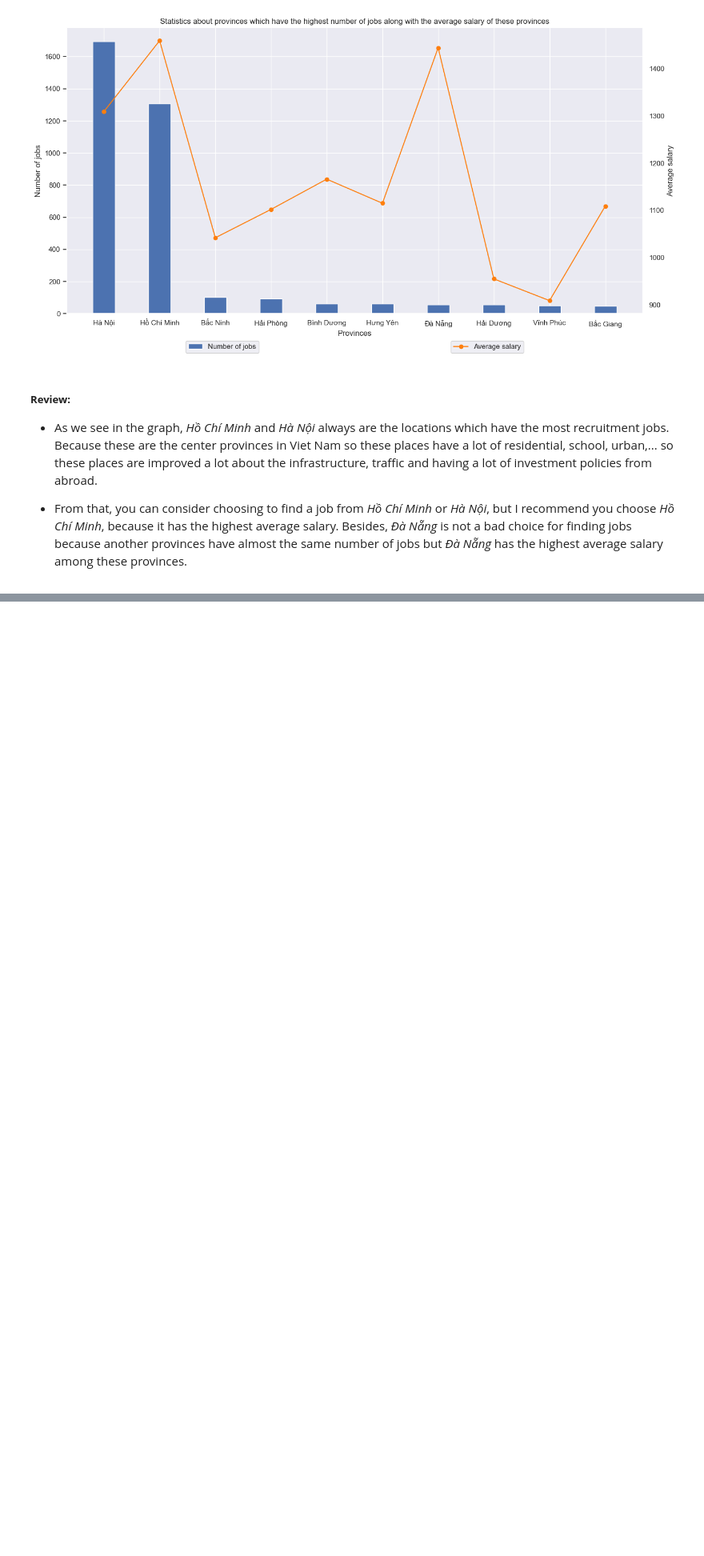
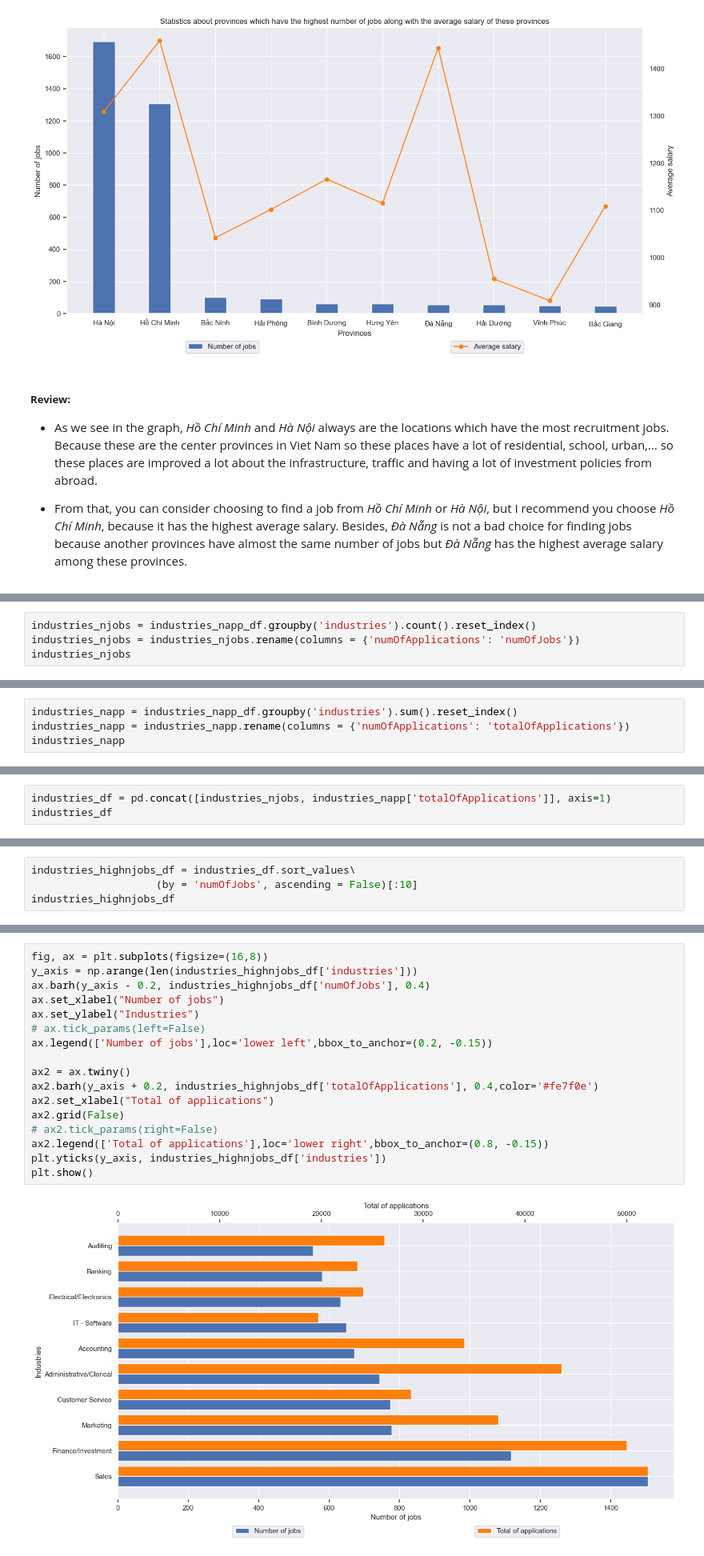
Before and after one commit to HThinhN/Project.VietNamJobs, a Jupyter notebook: P4_Data_Visualizing.ipynb, the cells around one changed output, grey strips where cells are left out. Shown at 80% size. Drawn from its saved outputs; the diff is of its cells as text; blank space fills up the shorter version.

```diff
--- a/P4_Data_Visualizing.ipynb
+++ b/P4_Data_Visualizing.ipynb
@@ -471,0 +589,4 @@ plt.show()
+# %%
+industries_njobs = industries_napp_df.groupby('industries').count().reset_index()
+industries_njobs = industries_njobs.rename(columns = {'numOfApplications': 'numOfJobs'})
+industries_njobs
@@ -471,0 +607,4 @@ plt.show()
+# %%
+industries_napp = industries_napp_df.groupby('industries').sum().reset_index()
+industries_napp = industries_napp.rename(columns = {'numOfApplications': 'totalOfApplications'})
+industries_napp
@@ -471,0 +625,3 @@ plt.show()
+# %%
+industries_df = pd.concat([industries_njobs, industries_napp['totalOfApplications']], axis=1)
+industries_df
@@ -471,0 +644,4 @@ plt.show()
+# %%
+industries_highnjobs_df = industries_df.sort_values\
+                    (by = 'numOfJobs', ascending = False)[:10]
+industries_highnjobs_df
@@ -471,0 +660,19 @@ plt.show()
+# %%
+fig, ax = plt.subplots(figsize=(16,8))
+y_axis = np.arange(len(industries_highnjobs_df['industries']))
+ax.barh(y_axis - 0.2, industries_highnjobs_df['numOfJobs'], 0.4)
+ax.set_xlabel("Number of jobs")
+ax.set_ylabel("Industries")
+# ax.tick_params(left=False)
+ax.legend(['Number of jobs'],loc='lower left',bbox_to_anchor=(0.2, -0.15))
+
+ax2 = ax.twiny()
+ax2.barh(y_axis + 0.2, industries_highnjobs_df['totalOfApplications'], 0.4,color='#fe7f0e')
+ax2.set_xlabel("Total of applications")
+ax2.grid(False)
+# ax2.tick_params(right=False)
+ax2.legend(['Total of applications'],loc='lower right',bbox_to_anchor=(0.8, -0.15))
+plt.yticks(y_axis, industries_highnjobs_df['industries'])
+plt.show()
+# %% [output]
+[figure, added]
```
Also changed, not shown: parts of 23 cells of this notebook, 2 other files.
